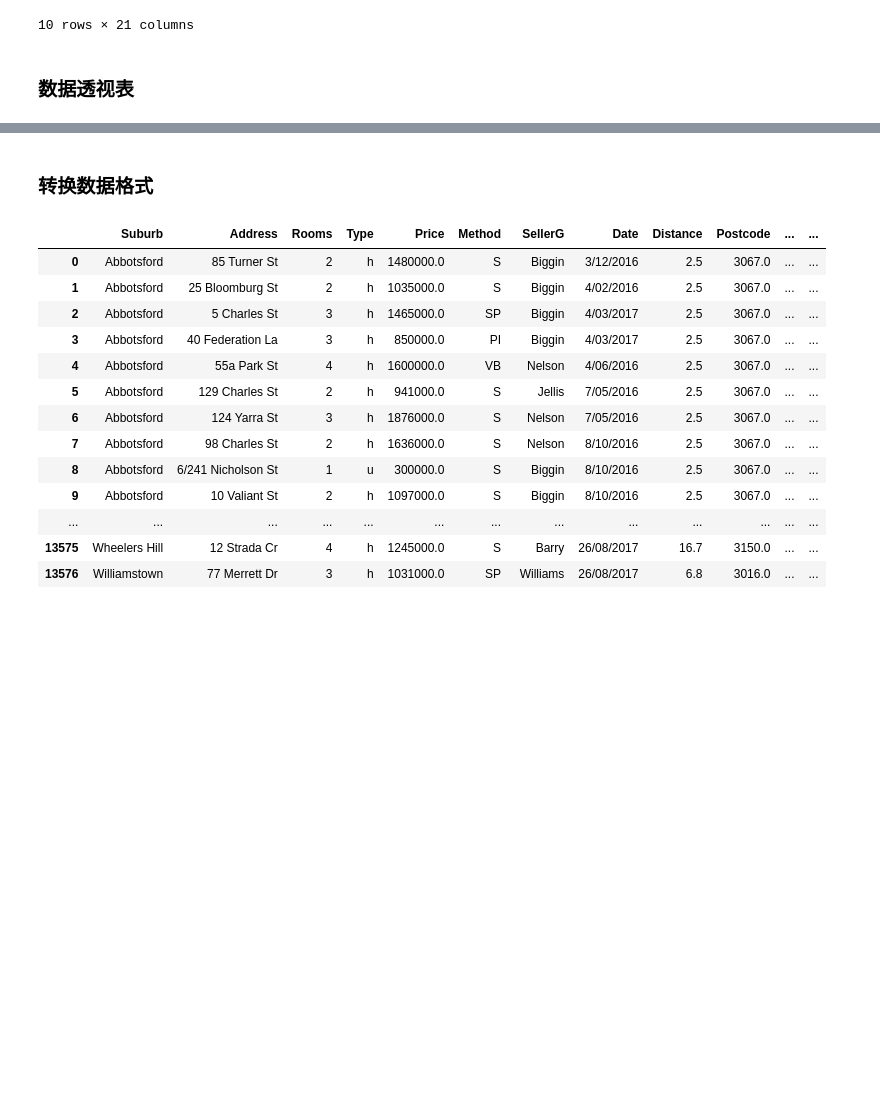
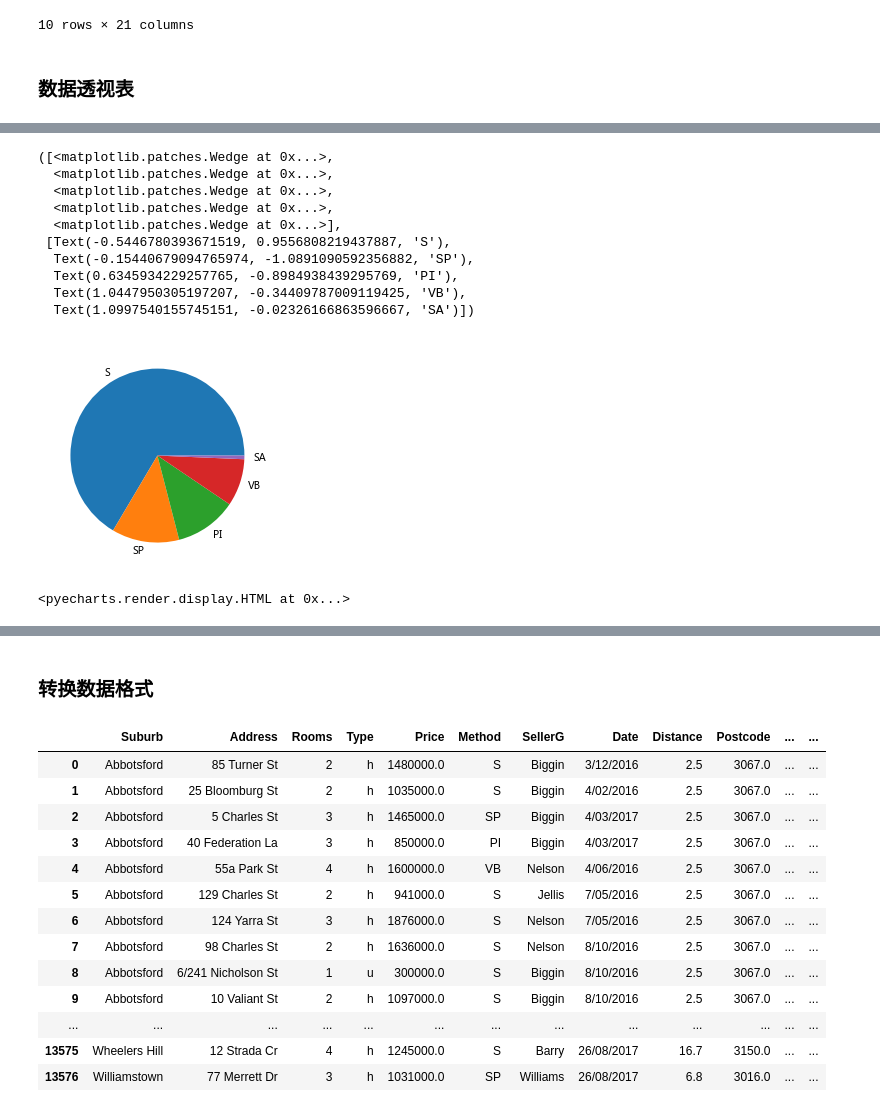
Before and after one commit to Rickiegg/mysql_learning, a Jupyter notebook: analysis_toolkit.ipynb, the cells around one changed output, grey strips where cells are left out. Drawn from its saved outputs; the diff is of its cells as text; code cells hidden in the pictures; blank space fills up the shorter version.

```diff
--- a/analysis_toolkit.ipynb
+++ b/analysis_toolkit.ipynb
@@ -204,0 +262,22 @@ h_data.pivot_table('Price',index='Method',columns='Rooms',aggfunc='mean')
+# %%
+plt.pie(h_data.Method.value_counts().values,labels=h_data.Method.value_counts().index)
+# %% [output]
+([<matplotlib.patches.Wedge at 0x...>,
+  <matplotlib.patches.Wedge at 0x...>,
+  <matplotlib.patches.Wedge at 0x...>,
+  <matplotlib.patches.Wedge at 0x...>,
+  <matplotlib.patches.Wedge at 0x...>],
+ [Text(-0.5446780393671519, 0.9556808219437887, 'S'),
+  Text(-0.15440679094765974, -1.0891090592356882, 'SP'),
+  Text(0.6345934229257765, -0.8984938439295769, 'PI'),
+  Text(1.0447950305197207, -0.34409787009119425, 'VB'),
+  Text(1.0997540155745151, -0.02326166863596667, 'SA')])
+[figure, added]
+# %%
+bar = Bar(init_opts=opts.InitOpts(width="800px", height="400px"))
+bar.add_xaxis(list(h_data.Method.value_counts().index))
+bar.add_yaxis("A", [8988, 1695, 1557, 1187,91])
+bar.set_global_opts(title_opts=opts.TitleOpts(title="building method"))
+bar.render_notebook()
+# %% [output]
+<pyecharts.render.display.HTML at 0x...>
```
Also changed, not shown: parts of 10 cells of this notebook.
